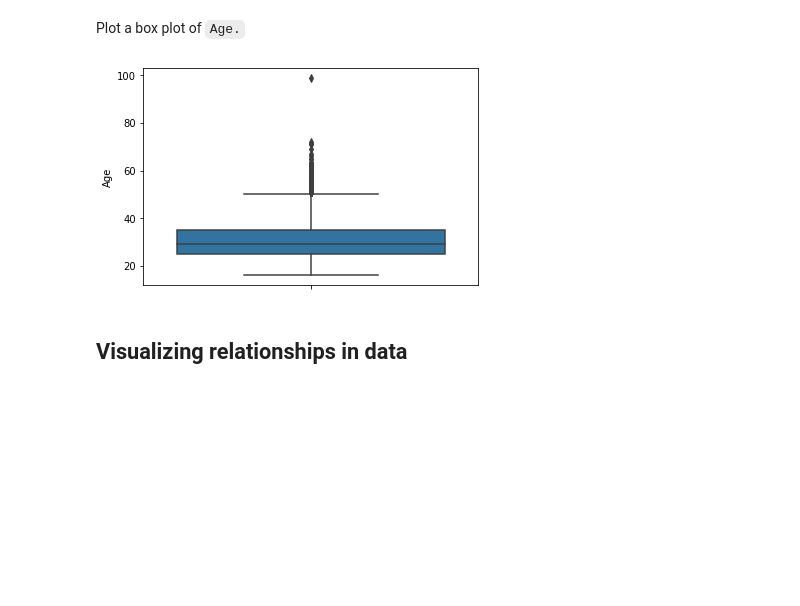
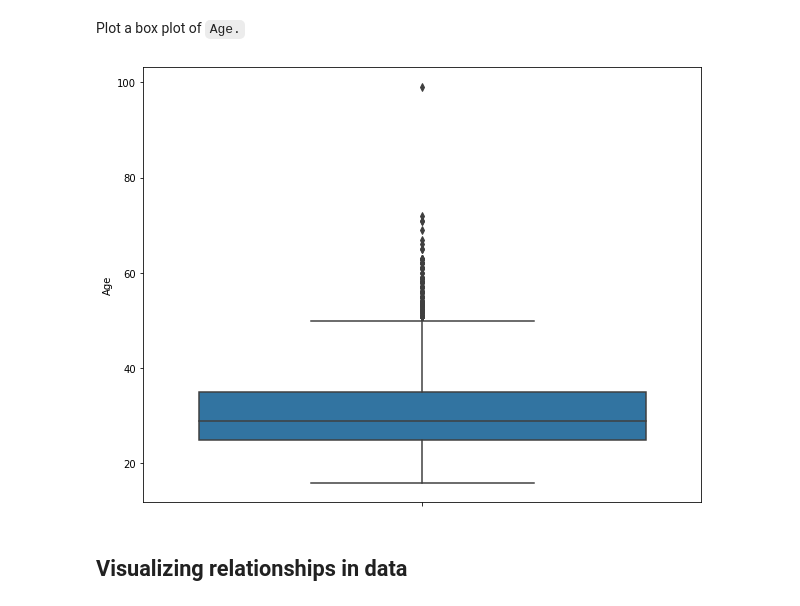
Before and after one commit to slraina/Coding-Langugaes-Data-Analysis, a Jupyter notebook: 6. Data Visualization.ipynb, the cells around one changed output. Cells and saved outputs as stored; diff of their text form; code cells hidden in the pictures; blank space fills up the shorter version.

```diff
--- a/6. Data Visualization.ipynb
+++ b/6. Data Visualization.ipynb
@@ -194,10 +195,10 @@ sns.distplot(df['ConvertedComp'],kde = False)
 Plot a box plot of `Age.`
 # %%
 # your code goes here
-
+plt.figure(figsize=(10,8))
 ax = sns.boxplot(df['Age'],orient = 'v')
 # %% [output]
-[figure, old version]
+[figure, new version]
 # %% [markdown]
 ## Visualizing relationships in data
 # %% [markdown]
```
Also changed, not shown: parts of 3 cells of this notebook.
